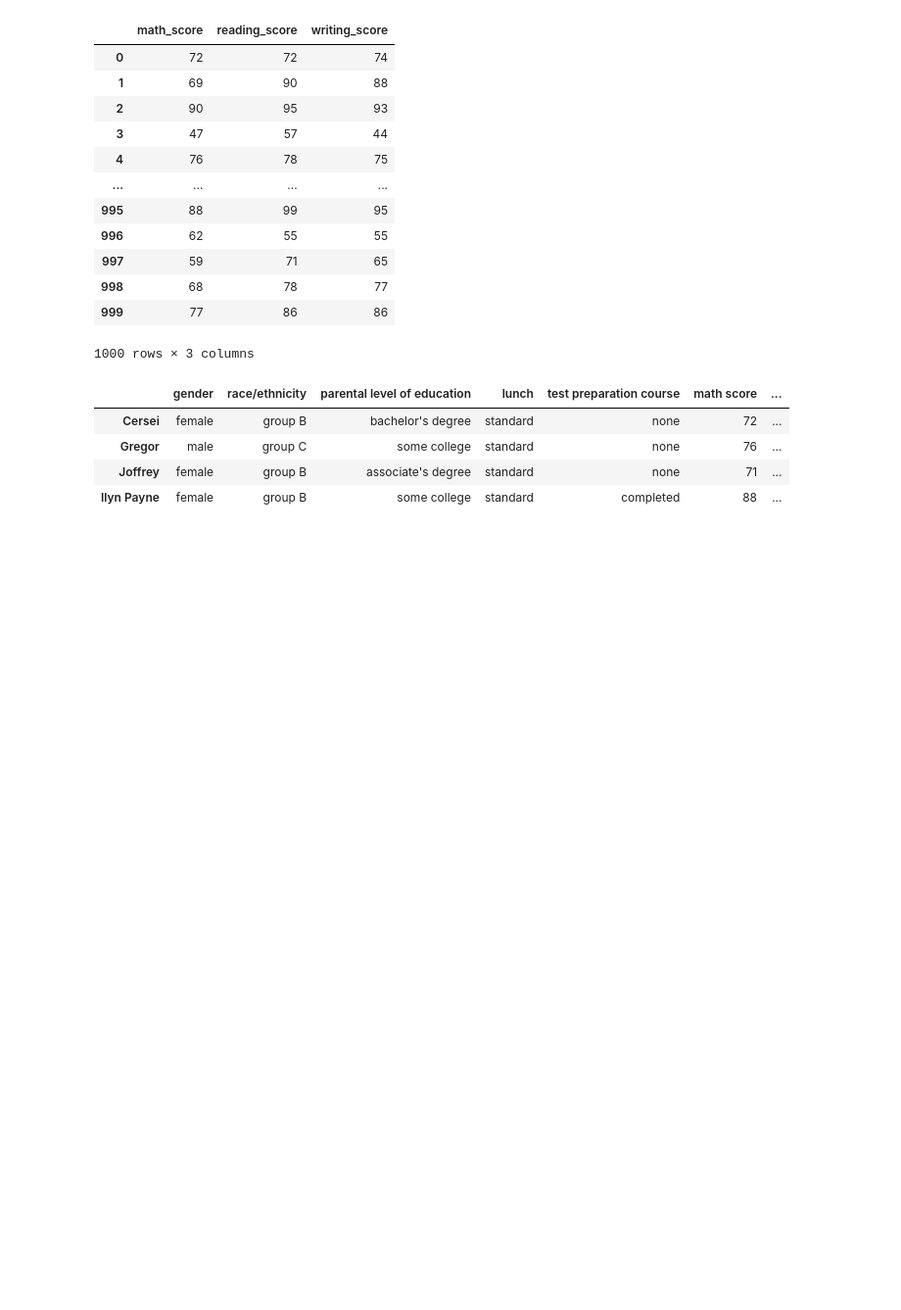
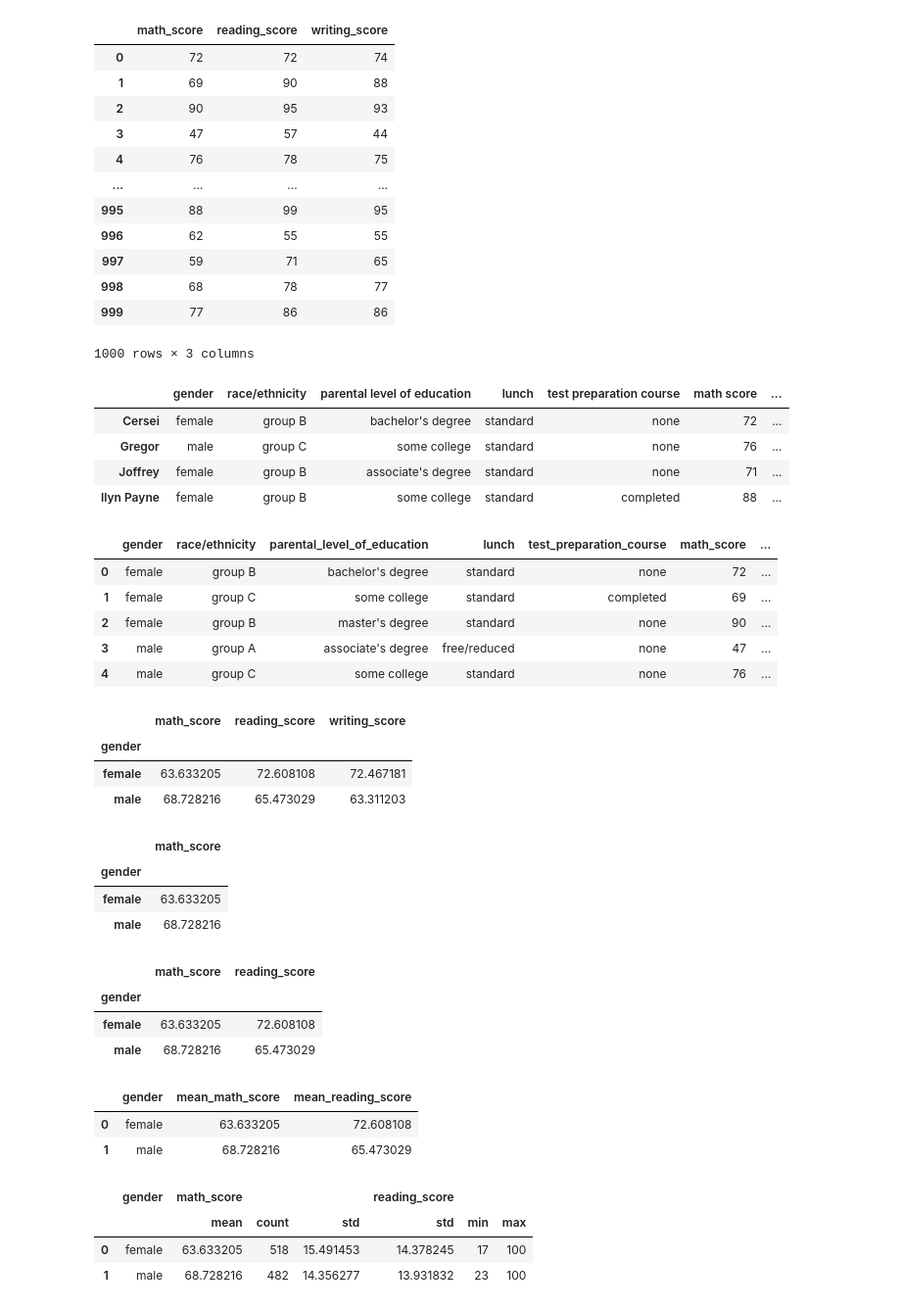
Before and after one commit to Dmitrysw/studies, a Jupyter notebook: karpov_intro_ml/intro.ipynb, the cells around one changed output. Shown: that part at 98% size. Drawn from its saved outputs; the diff is of its cells as text; code cells hidden in the pictures; blank space fills up the shorter version.

```diff
--- a/karpov_intro_ml/intro.ipynb
+++ b/karpov_intro_ml/intro.ipynb
@@ -738,3 +738,51 @@ students_performance_with_names.filter(like = "e", axis = 0) #axis = 0 знач
 # Аргумент regex отбирает лэйблы, подходящие к переданному паттерну
 # %%
 #1_6 groupby and aggregate
+# %%
+students_performance.head(5)
+# %% [output]
+|  | gender | race/ethnicity | parental_level_of_education | lunch | test_preparation_course | math_score | ... |
+| 0 | female | group B | bachelor's degree | standard | none | 72 | ... |
+| 1 | female | group C | some college | standard | completed | 69 | ... |
+| 2 | female | group B | master's degree | standard | none | 90 | ... |
+| 3 | male | group A | associate's degree | free/reduced | none | 47 | ... |
+| 4 | male | group C | some college | standard | none | 76 | ... |
+# %%
+#Посчитаем среднее значение скоров в зависимости от пола студентов
+students_performance.groupby("gender").mean()
+# %% [output]
+|  | math_score | reading_score | writing_score |
+| gender |  |  |  |
+| female | 63.633205 | 72.608108 | 72.467181 |
+| male | 68.728216 | 65.473029 | 63.311203 |
+# %%
+students_performance.groupby("gender").aggregate({"math_score" : "mean"})
+# %% [output]
+|  | math_score |
+| gender |  |
+| female | 63.633205 |
+| male | 68.728216 |
+# %%
+students_performance.groupby("gender").aggregate({"math_score" : "mean", "reading_score" : "mean"})
+# %% [output]
+|  | math_score | reading_score |
+| gender |  |  |
+| female | 63.633205 | 72.608108 |
+| male | 68.728216 | 65.473029 |
+# %%
+students_performance.groupby("gender", as_index = False).aggregate({"math_score" : "mean", "reading_score" : "mean"}).rename(columns = {"math_score" : "mean_math_score", "reading_score" : "mean_reading_score"})
+# %% [output]
+|  | gender | mean_math_score | mean_reading_score |
+| 0 | female | 63.633205 | 72.608108 |
+| 1 | male | 68.728216 | 65.473029 |
+# %%
+# Кстати, если подавать значения для ключей в виде списка, то можно, во-первых, выводить несколько статистик для одной переменной, а, во-вторых, колонки будут иметь названия в соответствии со статистикой.
+# Вот такой код
+
+students_performance.groupby('gender', as_index=False).aggregate({'math_score': ['mean', 'count', 'std'],'reading_score': ['std', 'min', 'max']})
+# Даст такой результат:
+# %% [output]
+|  | gender | math_score |  |  | reading_score |  |  |
+|  |  | mean | count | std | std | min | max |
+| 0 | female | 63.633205 | 518 | 15.491453 | 14.378245 | 17 | 100 |
+| 1 | male | 68.728216 | 482 | 14.356277 | 13.931832 | 23 | 100 |
```
